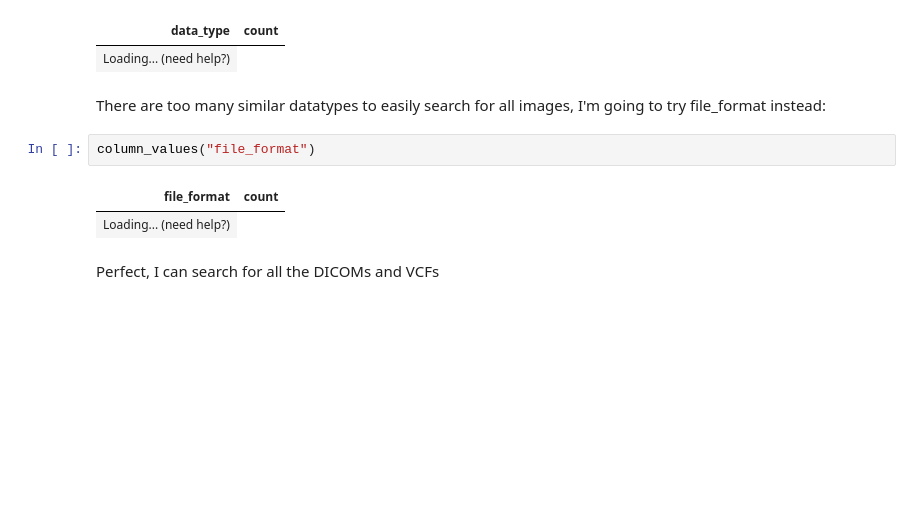
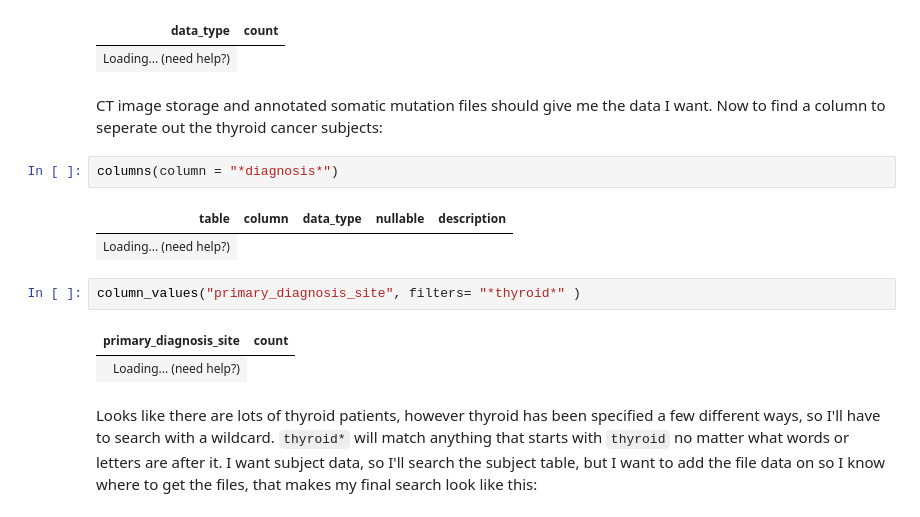
Before and after one commit to CancerDataAggregator/Community-Notebooks, a Jupyter notebook: Tutorials/003_vcf_image.ipynb, the cells around one changed output. Drawn from its saved outputs; the diff is of its cells as text; blank space fills up the shorter version.

```diff
--- a/Tutorials/003_vcf_image.ipynb
+++ b/Tutorials/003_vcf_image.ipynb
@@ -39,12 +37,17 @@ column_values("data_type")
 | data_type | count |
 | Loading... (need help?) |
 # %% [markdown]
-There are too many similar datatypes to easily search for all images, I'm going to try file_format instead:
+CT image storage and annotated somatic mutation files should give me the data I want. Now to find a column to seperate out the thyroid cancer subjects:
+# %%
+columns(column = "*diagnosis*")
+# %% [output]
+| table | column | data_type | nullable | description |
+| Loading... (need help?) |
 # %%
-column_values("file_format")
+column_values("primary_diagnosis_site", filters= "*thyroid*" )
 # %% [output]
-| file_format | count |
+| primary_diagnosis_site | count |
 | Loading... (need help?) |
 # %% [markdown]
-Perfect, I can search for all the DICOMs and VCFs
+Looks like there are lots of thyroid patients, however thyroid has been specified a few different ways, so I'll have to search with a wildcard. `thyroid*` will match anything that starts with `thyroid` no matter what words or letters are after it. I want subject data, so I'll search the subject table, but I want to add the file data on so I know where to get the files, that makes my final search look like this:
 # %%
```
Also changed, not shown: parts of 6 cells of this notebook, 5 other files.
